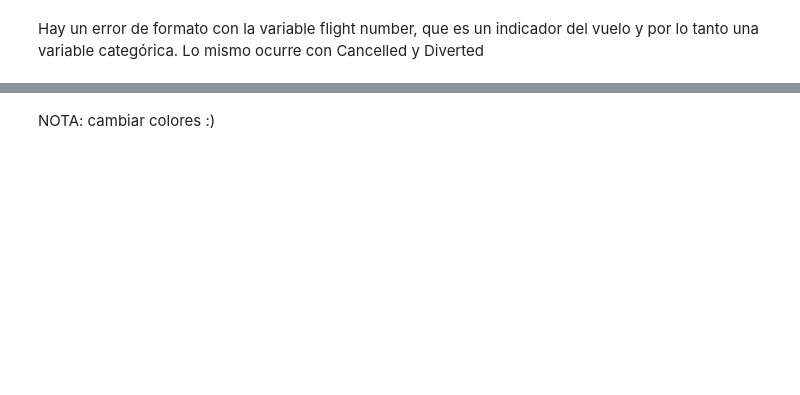
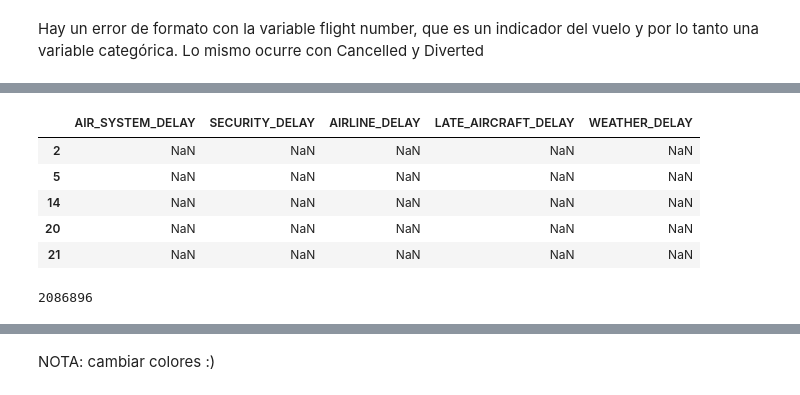
Before and after one commit to inesgfortis/Aircraft_Delays_Analysis, a Jupyter notebook: Preprocessing.ipynb, the cells around one changed output, grey strips where cells are left out. Cells and saved outputs as stored; diff of their text form; code cells hidden in the pictures; blank space fills up the shorter version.

```diff
--- a/Preprocessing.ipynb
+++ b/Preprocessing.ipynb
@@ -178,0 +169,3 @@ corr.style.background_gradient(cmap='coolwarm').set_precision(4)
+# %%
+delayed = df[df['ARRIVAL_DELAY'] > 0]
+delayed.isna().sum()
@@ -178,0 +190,14 @@ corr.style.background_gradient(cmap='coolwarm').set_precision(4)
+# %%
+delayed = delayed[['AIR_SYSTEM_DELAY', 'SECURITY_DELAY','AIRLINE_DELAY','LATE_AIRCRAFT_DELAY','WEATHER_DELAY']]
+delayed.head()
+# %% [output]
+|  | AIR_SYSTEM_DELAY | SECURITY_DELAY | AIRLINE_DELAY | LATE_AIRCRAFT_DELAY | WEATHER_DELAY |
+| 2 | NaN | NaN | NaN | NaN | NaN |
+| 5 | NaN | NaN | NaN | NaN | NaN |
+| 14 | NaN | NaN | NaN | NaN | NaN |
+| 20 | NaN | NaN | NaN | NaN | NaN |
+| 21 | NaN | NaN | NaN | NaN | NaN |
+# %%
+len(delayed)
+# %% [output]
+2086896
```
Also changed, not shown: parts of 59 cells of this notebook, 3 other files.
